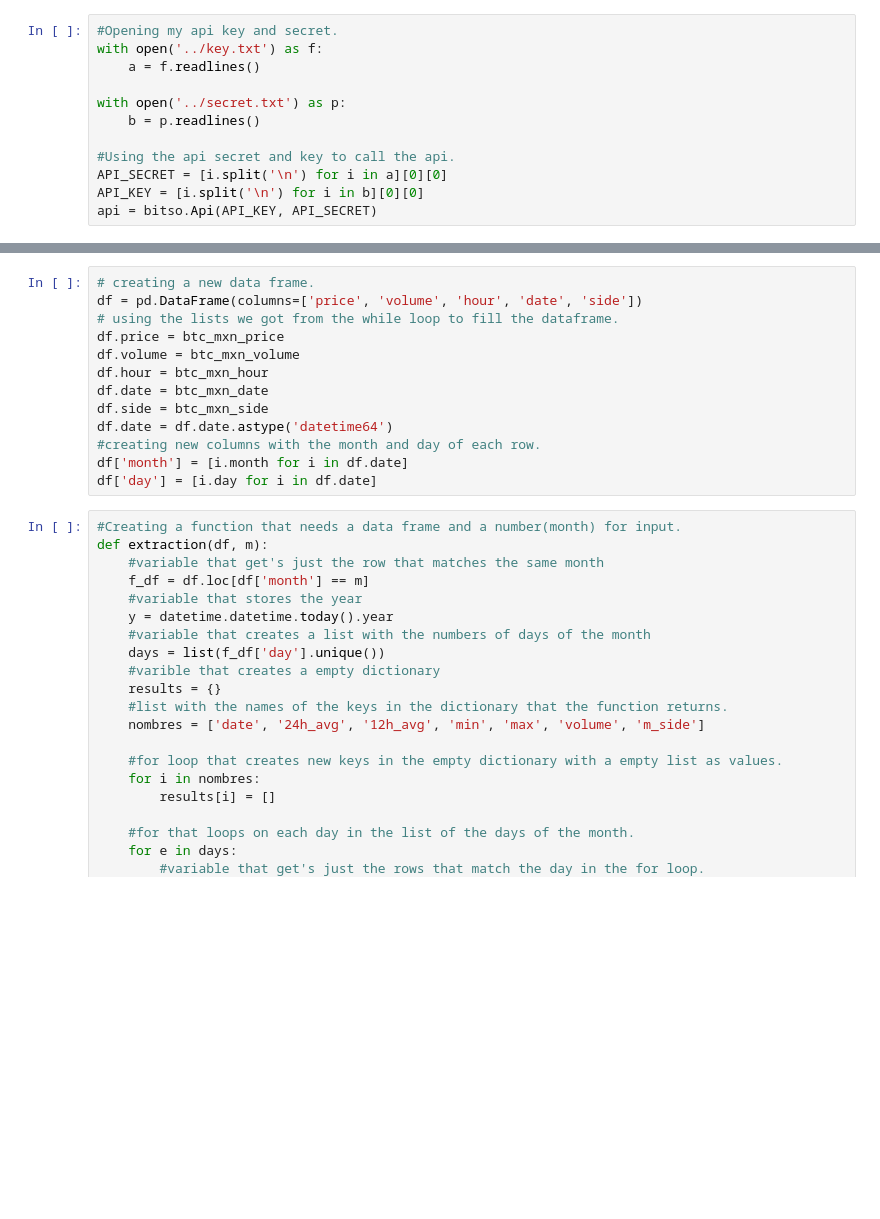
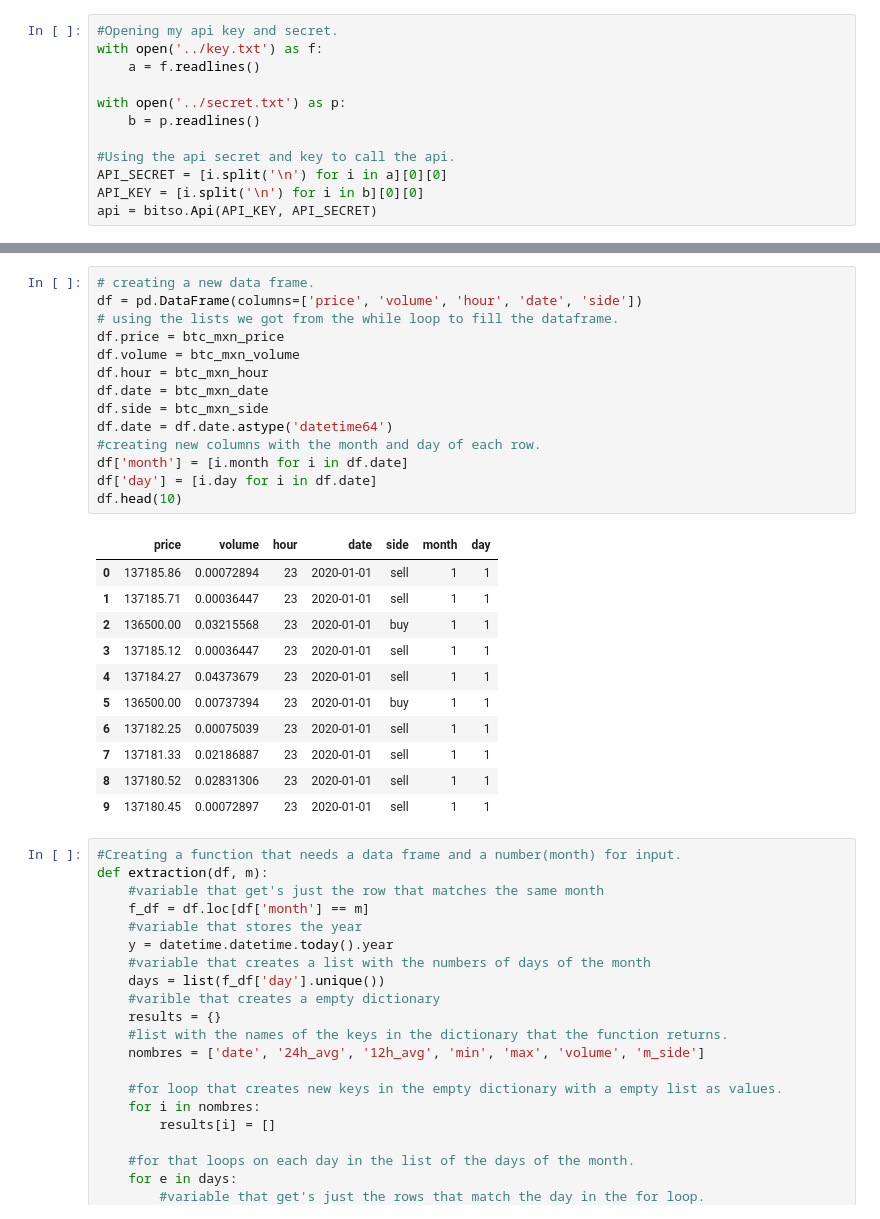
Before and after one commit to ReynaldoMR3/bitso_bitcoin_forecaster, a Jupyter notebook: tests_with_jupyternotebook/Creating the pipeline.ipynb, the cells around one changed output, grey strips where cells are left out. Cells and saved outputs as stored; diff of their text form; blank space fills up the shorter version.

```diff
--- a/tests_with_jupyternotebook/Creating the pipeline.ipynb
+++ b/tests_with_jupyternotebook/Creating the pipeline.ipynb
@@ -106,16 +106,29 @@ Trade(tid=13028736, price=135855.04, amount=0.14908079, maker_side=buy, crea
 # %%
 # creating a new data frame.
 df = pd.DataFrame(columns=['price', 'volume', 'hour', 'date', 'side'])
 # using the lists we got from the while loop to fill the dataframe.
 df.price = btc_mxn_price
 df.volume = btc_mxn_volume
 df.hour = btc_mxn_hour
 df.date = btc_mxn_date
 df.side = btc_mxn_side
 df.date = df.date.astype('datetime64')
 #creating new columns with the month and day of each row.
 df['month'] = [i.month for i in df.date]
 df['day'] = [i.day for i in df.date]
+df.head(10)
+# %% [output]
+|  | price | volume | hour | date | side | month | day |
+| 0 | 137185.86 | 0.00072894 | 23 | 2020-01-01 | sell | 1 | 1 |
+| 1 | 137185.71 | 0.00036447 | 23 | 2020-01-01 | sell | 1 | 1 |
+| 2 | 136500.00 | 0.03215568 | 23 | 2020-01-01 | buy | 1 | 1 |
+| 3 | 137185.12 | 0.00036447 | 23 | 2020-01-01 | sell | 1 | 1 |
+| 4 | 137184.27 | 0.04373679 | 23 | 2020-01-01 | sell | 1 | 1 |
+| 5 | 136500.00 | 0.00737394 | 23 | 2020-01-01 | buy | 1 | 1 |
+| 6 | 137182.25 | 0.00075039 | 23 | 2020-01-01 | sell | 1 | 1 |
+| 7 | 137181.33 | 0.02186887 | 23 | 2020-01-01 | sell | 1 | 1 |
+| 8 | 137180.52 | 0.02831306 | 23 | 2020-01-01 | sell | 1 | 1 |
+| 9 | 137180.45 | 0.00072897 | 23 | 2020-01-01 | sell | 1 | 1 |
 # %%
 #Creating a function that needs a data frame and a number(month) for input.
 def extraction(df, m):
```
Also changed, not shown: parts of 6 cells of this notebook, 2 other files.
